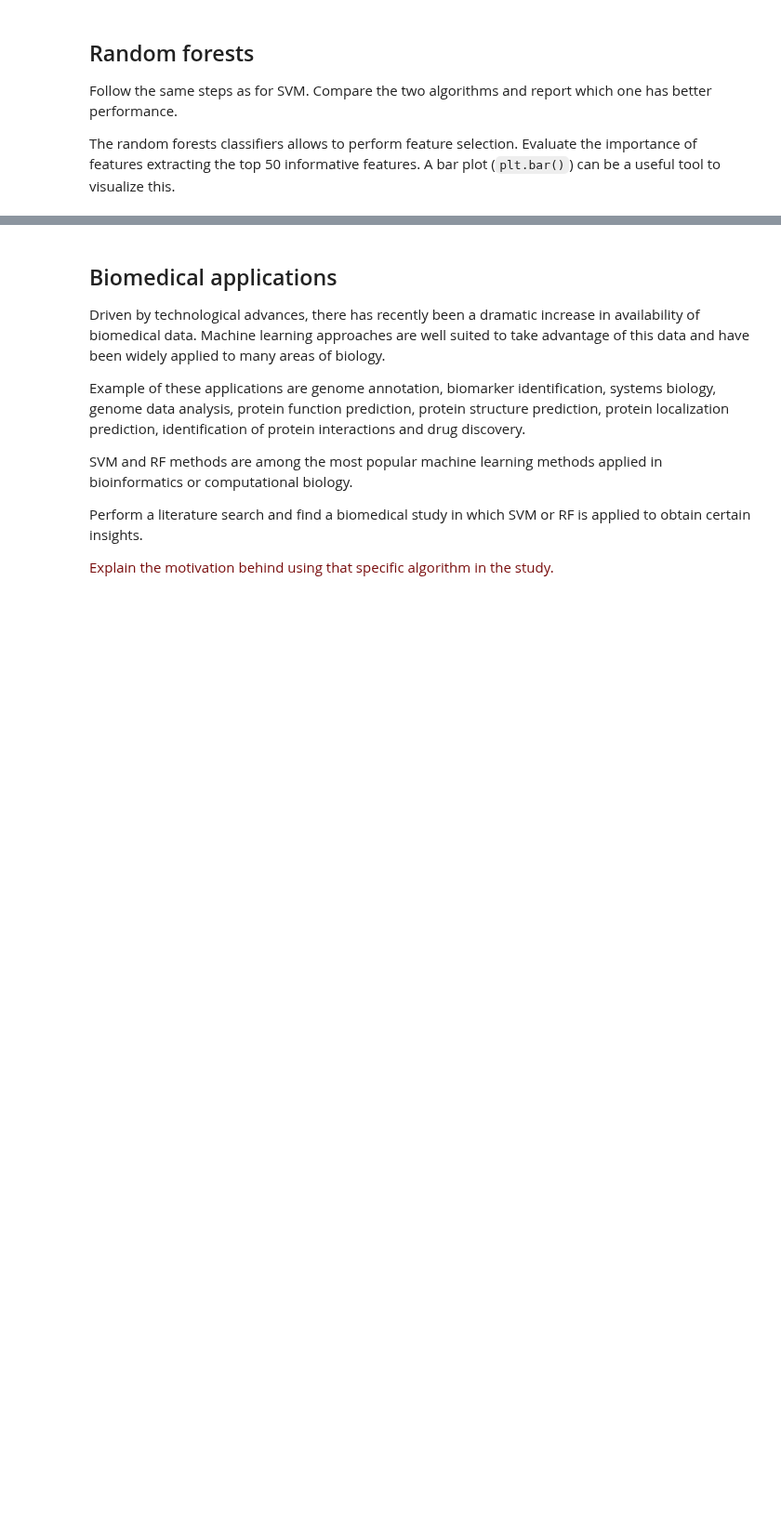
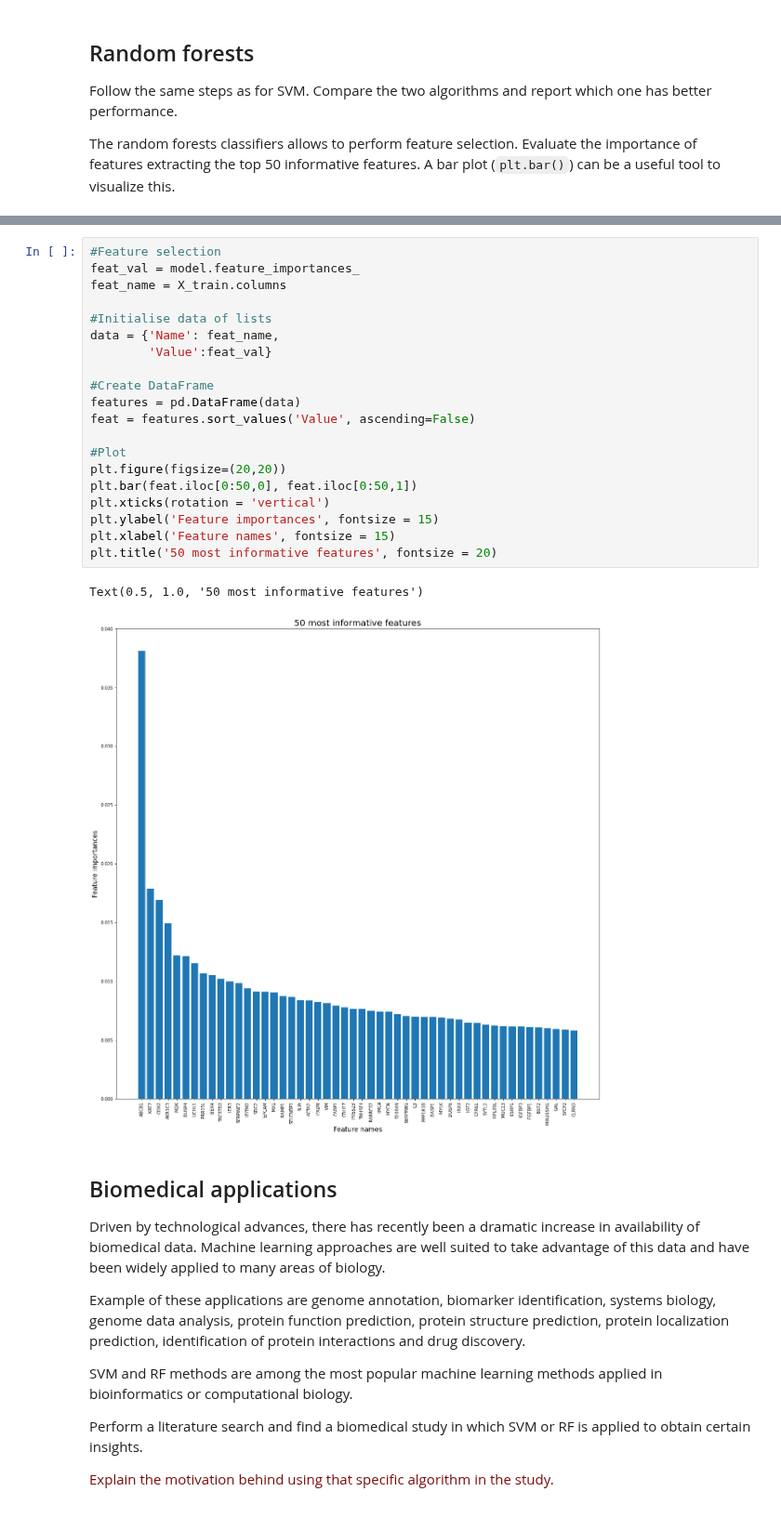
Before and after one commit to MirtheK/8dm50-machine-learning, a Jupyter notebook: practicals/week_6.ipynb, the cells around one changed output, grey strips where cells are left out. Shown at 93% size. Drawn from its saved outputs; the diff is of its cells as text; blank space fills up the shorter version.

```diff
--- a/practicals/week_6.ipynb
+++ b/practicals/week_6.ipynb
@@ -207,3 +307,26 @@ The random forests classifiers allows to perform feature selection. Evaluate the
+# %%
+#Feature selection
+feat_val = model.feature_importances_
+feat_name = X_train.columns
+
+#Initialise data of lists
+data = {'Name': feat_name,
+        'Value':feat_val}
+
+#Create DataFrame
+features = pd.DataFrame(data)
+feat = features.sort_values('Value', ascending=False)
+
+#Plot
+plt.figure(figsize=(20,20))
+plt.bar(feat.iloc[0:50,0], feat.iloc[0:50,1])
+plt.xticks(rotation = 'vertical')
+plt.ylabel('Feature importances', fontsize = 15)
+plt.xlabel('Feature names', fontsize = 15)
+plt.title('50 most informative features', fontsize = 20)
+# %% [output]
+Text(0.5, 1.0, '50 most informative features')
+[figure, added]
 # %% [markdown]
 ## Biomedical applications
 
```
Also changed, not shown: parts of 10 cells of this notebook.
